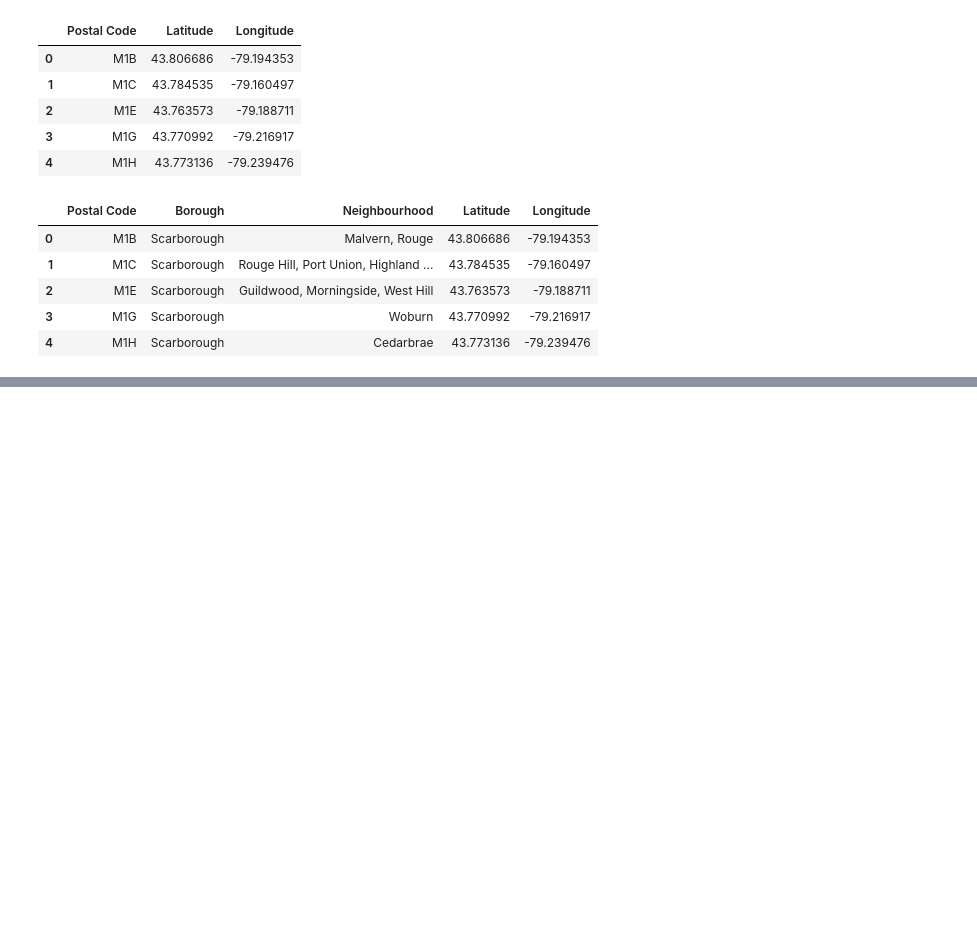
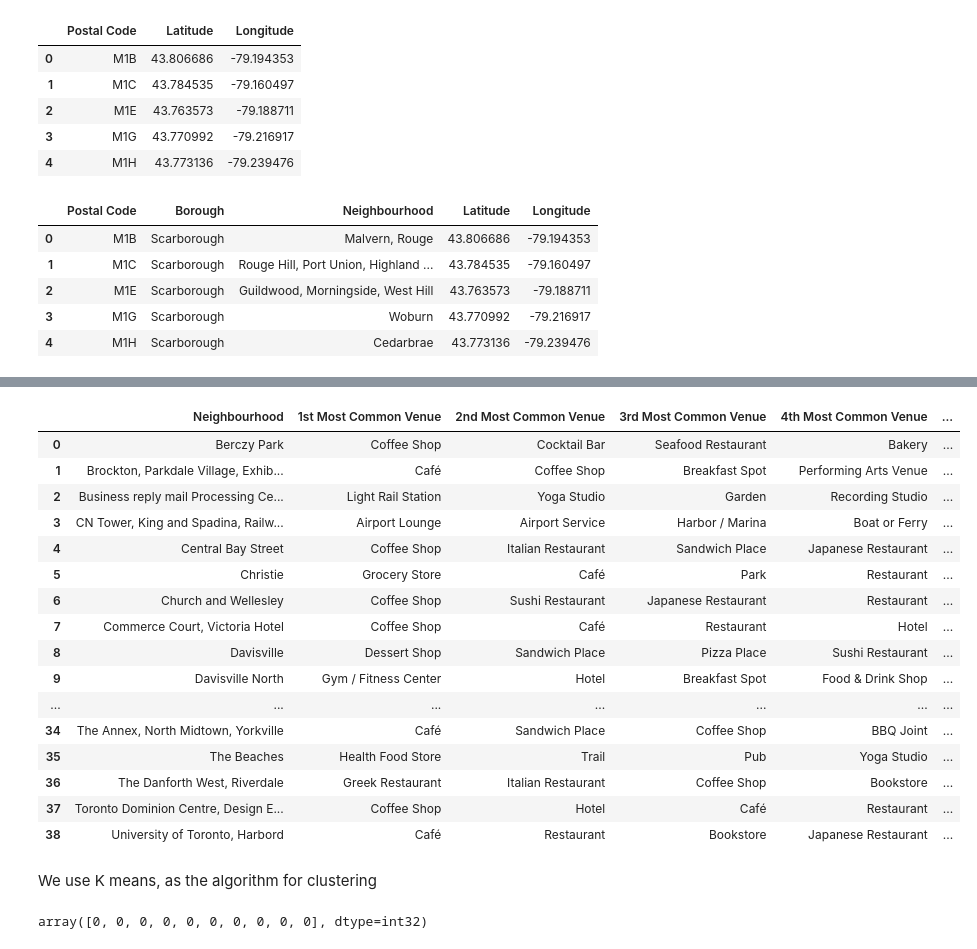
Before and after one commit to Surya-Prasad/Coursera_Capstone, a Jupyter notebook: Battle_of_the_Neighbourhoods.ipynb, the cells around one changed output, grey strips where cells are left out. Saved outputs shown, nothing was run; the diff lists cells and outputs as text; code cells hidden in the pictures; blank space fills up the shorter version.

```diff
--- a/Battle_of_the_Neighbourhoods.ipynb
+++ b/Battle_of_the_Neighbourhoods.ipynb
@@ -130,0 +365,12 @@ dff.head()
+# %%
+num_top_venues = 5
+
+for hood in toronto_grouped['Neighbourhood']:
+    print("----"+hood+"----")
+    temp = toronto_grouped[toronto_grouped['Neighbourhood'] == hood].T.reset_index()
+    temp.columns = ['venue','freq']
+    temp = temp.iloc[1:]
+    temp['freq'] = temp['freq'].astype(float)
+    temp = temp.round({'freq': 2})
+    print(temp.sort_values('freq', ascending=False).reset_index(drop=True).head(num_top_venues))
+    print('\n')
@@ -130,0 +395,61 @@ dff.head()
+# %%
+
+def return_most_common_venues(row, num_top_venues):
+    row_categories = row.iloc[1:]
+    row_categories_sorted = row_categories.sort_values(ascending=False)
+
+    return row_categories_sorted.index.values[0:num_top_venues]
+# %%
+num_top_venues = 10
+
+indicators = ['st', 'nd', 'rd']
+
+# create columns according to number of top venues
+columns = ['Neighbourhood']
+for ind in np.arange(num_top_venues):
+    try:
+        columns.append('{}{} Most Common Venue'.format(ind+1, indicators[ind]))
+    except:
+        columns.append('{}th Most Common Venue'.format(ind+1))
+
+# create a new dataframe
+neighborhoods_venues_sorted = pd.DataFrame(columns=columns)
+neighborhoods_venues_sorted['Neighbourhood'] = toronto_grouped['Neighbourhood']
+
+for ind in np.arange(toronto_grouped.shape[0]):
+    neighborhoods_venues_sorted.iloc[ind, 1:] = return_most_common_venues(toronto_grouped.iloc[ind, :], num_top_venues)
+
+neighborhoods_venues_sorted
+# %% [output]
+|  | Neighbourhood | 1st Most Common Venue | 2nd Most Common Venue | 3rd Most Common Venue | 4th Most Common Venue | ... |
+| 0 | Berczy Park | Coffee Shop | Cocktail Bar | Seafood Restaurant | Bakery | ... |
+| 1 | Brockton, Parkdale Village, Exhib... | Café | Coffee Shop | Breakfast Spot | Performing Arts Venue | ... |
+| 2 | Business reply mail Processing Ce... | Light Rail Station | Yoga Studio | Garden | Recording Studio | ... |
+| 3 | CN Tower, King and Spadina, Railw... | Airport Lounge | Airport Service | Harbor / Marina | Boat or Ferry | ... |
+| 4 | Central Bay Street | Coffee Shop | Italian Restaurant | Sandwich Place | Japanese Restaurant | ... |
+| 5 | Christie | Grocery Store | Café | Park | Restaurant | ... |
+| 6 | Church and Wellesley | Coffee Shop | Sushi Restaurant | Japanese Restaurant | Restaurant | ... |
+| 7 | Commerce Court, Victoria Hotel | Coffee Shop | Café | Restaurant | Hotel | ... |
+| 8 | Davisville | Dessert Shop | Sandwich Place | Pizza Place | Sushi Restaurant | ... |
+| 9 | Davisville North | Gym / Fitness Center | Hotel | Breakfast Spot | Food & Drink Shop | ... |
+| ... | ... | ... | ... | ... | ... | ... |
+| 34 | The Annex, North Midtown, Yorkville | Café | Sandwich Place | Coffee Shop | BBQ Joint | ... |
+| 35 | The Beaches | Health Food Store | Trail | Pub | Yoga Studio | ... |
+| 36 | The Danforth West, Riverdale | Greek Restaurant | Italian Restaurant | Coffee Shop | Bookstore | ... |
+| 37 | Toronto Dominion Centre, Design E... | Coffee Shop | Hotel | Café | Restaurant | ... |
+| 38 | University of Toronto, Harbord | Café | Restaurant | Bookstore | Japanese Restaurant | ... |
+# %% [markdown]
+We use K means, as the algorithm for clustering
+# %%
+# set number of clusters
+kclusters = 5
+
+toronto_grouped_clustering = toronto_grouped.drop('Neighbourhood', 1)
+
+# run k-means clustering
+kmeans = KMeans(n_clusters=kclusters, random_state=0).fit(toronto_grouped_clustering)
+
+# check cluster labels generated for each row in the dataframe
+kmeans.labels_[0:10]
+# %% [output]
+array([0, 0, 0, 0, 0, 0, 0, 0, 0, 0], dtype=int32)
```
Also changed, not shown: parts of 21 cells of this notebook.
